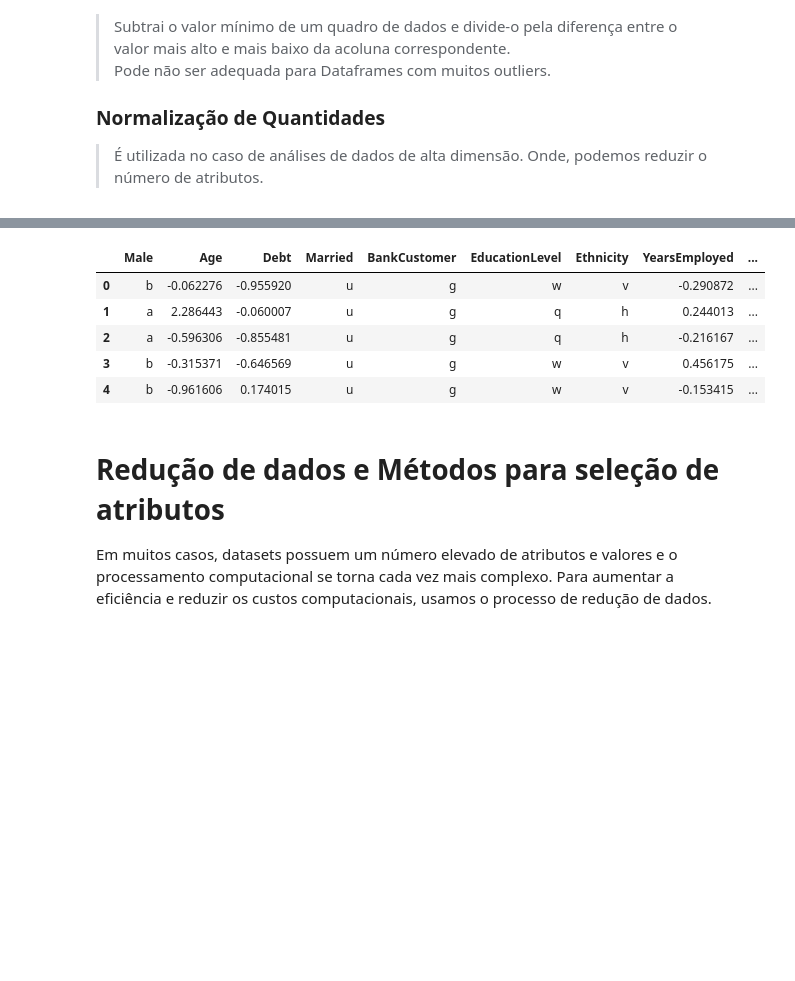
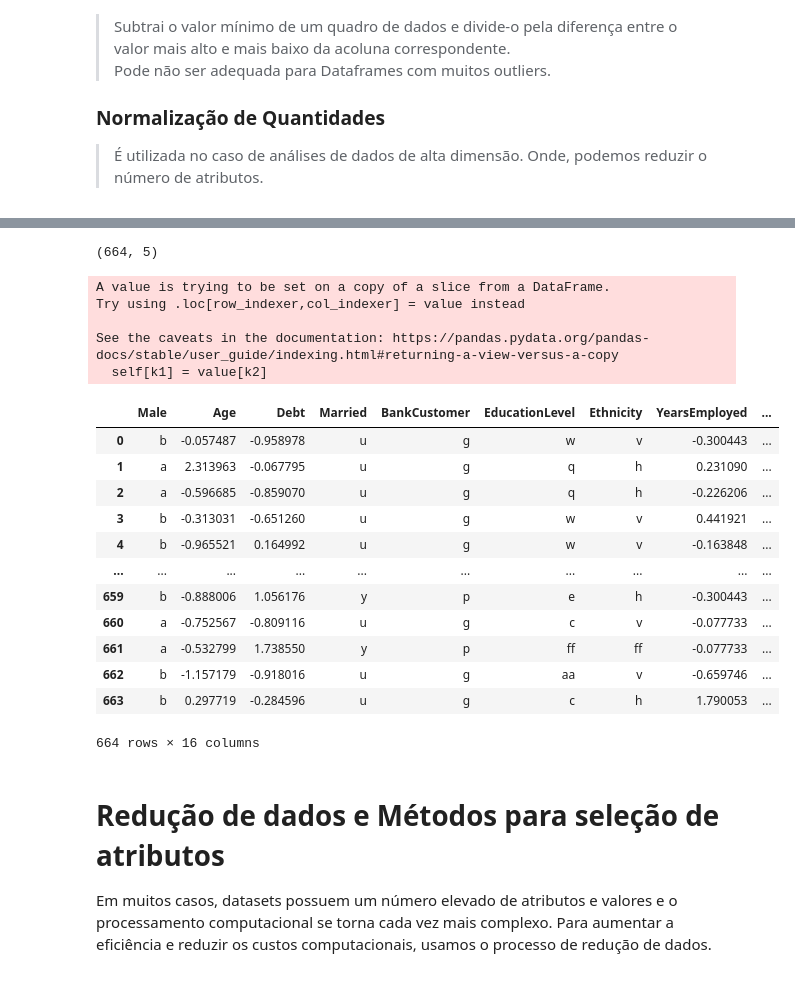
Before and after one commit to Gustanascimento/if998-mineracao, a Jupyter notebook: 04_Aprendizagem_em_Instancias.ipynb, the cells around one changed output, grey strips where cells are left out. Drawn from its saved outputs; the diff is of its cells as text; code cells hidden in the pictures; blank space fills up the shorter version.

```diff
--- a/04_Aprendizagem_em_Instancias.ipynb
+++ b/04_Aprendizagem_em_Instancias.ipynb
@@ -217,0 +244,3 @@ dtype: int64
+# %%
+dataset = dataset.dropna()
+dataset.isnull().sum()
@@ -217,0 +265,3 @@ dtype: int64
+# %%
+dataset.reset_index(drop=True, inplace=True)
+dataset
@@ -223,0 +312,3 @@ sns.boxplot(x='Debt', y='Approved', data=dataset) #Verificar se existe associaç
+# %%
+dataset['Approved'].replace(['+', '-'],
+                        [1, 0], inplace=True)
@@ -244,3 +340,6 @@ Pode não ser adequada para Dataframes com muitos outliers.
 
 ### Normalização de Quantidades
 > É utilizada no caso de análises de dados de alta dimensão. Onde, podemos reduzir o número de atributos.
+# %%
+dataset.sort_index(ascending=True,inplace=True)
+dataset
@@ -263,14 +376,30 @@ numerics_dataset.head()
+# %%
+numerics_dataset.shape
+# %% [output]
+(664, 5)
 # %%
 ## DADOS NUMÉRICOS NORMALIZADOS
 dataset[['Age', 'Debt', 'YearsEmployed', 'CreditScore', 'Income']] = numerics_dataset[['Age', 'Debt', 'YearsEmployed', 'CreditScore', 'Income']]
-dataset.head()
+dataset
 # %% [output]
+A value is trying to be set on a copy of a slice from a DataFrame.
+Try using .loc[row_indexer,col_indexer] = value instead
+
+See the caveats in the documentation: https://pandas.pydata.org/pandas-docs/stable/user_guide/indexing.html#returning-a-view-versus-a-copy
+  self[k1] = value[k2]
 |  | Male | Age | Debt | Married | BankCustomer | EducationLevel | Ethnicity | YearsEmployed | ... |
-| 0 | b | -0.062276 | -0.955920 | u | g | w | v | -0.290872 | ... |
-| 1 | a | 2.286443 | -0.060007 | u | g | q | h | 0.244013 | ... |
-| 2 | a | -0.596306 | -0.855481 | u | g | q | h | -0.216167 | ... |
-| 3 | b | -0.315371 | -0.646569 | u | g | w | v | 0.456175 | ... |
-| 4 | b | -0.961606 | 0.174015 | u | g | w | v | -0.153415 | ... |
+| 0 | b | -0.057487 | -0.958978 | u | g | w | v | -0.300443 | ... |
+| 1 | a | 2.313963 | -0.067795 | u | g | q | h | 0.231090 | ... |
+| 2 | a | -0.596685 | -0.859070 | u | g | q | h | -0.226206 | ... |
+| 3 | b | -0.313031 | -0.651260 | u | g | w | v | 0.441921 | ... |
+| 4 | b | -0.965521 | 0.164992 | u | g | w | v | -0.163848 | ... |
+| ... | ... | ... | ... | ... | ... | ... | ... | ... | ... |
+| 659 | b | -0.888006 | 1.056176 | y | p | e | h | -0.300443 | ... |
+| 660 | a | -0.752567 | -0.809116 | u | g | c | v | -0.077733 | ... |
+| 661 | a | -0.532799 | 1.738550 | y | p | ff | ff | -0.077733 | ... |
+| 662 | b | -1.157179 | -0.918016 | u | g | aa | v | -0.659746 | ... |
+| 663 | b | 0.297719 | -0.284596 | u | g | c | h | 1.790053 | ... |
+664 rows × 16 columns
 # %% [markdown]
 # Redução de dados e Métodos para seleção de atributos
 
```
Also changed, not shown: parts of 35 cells of this notebook.
